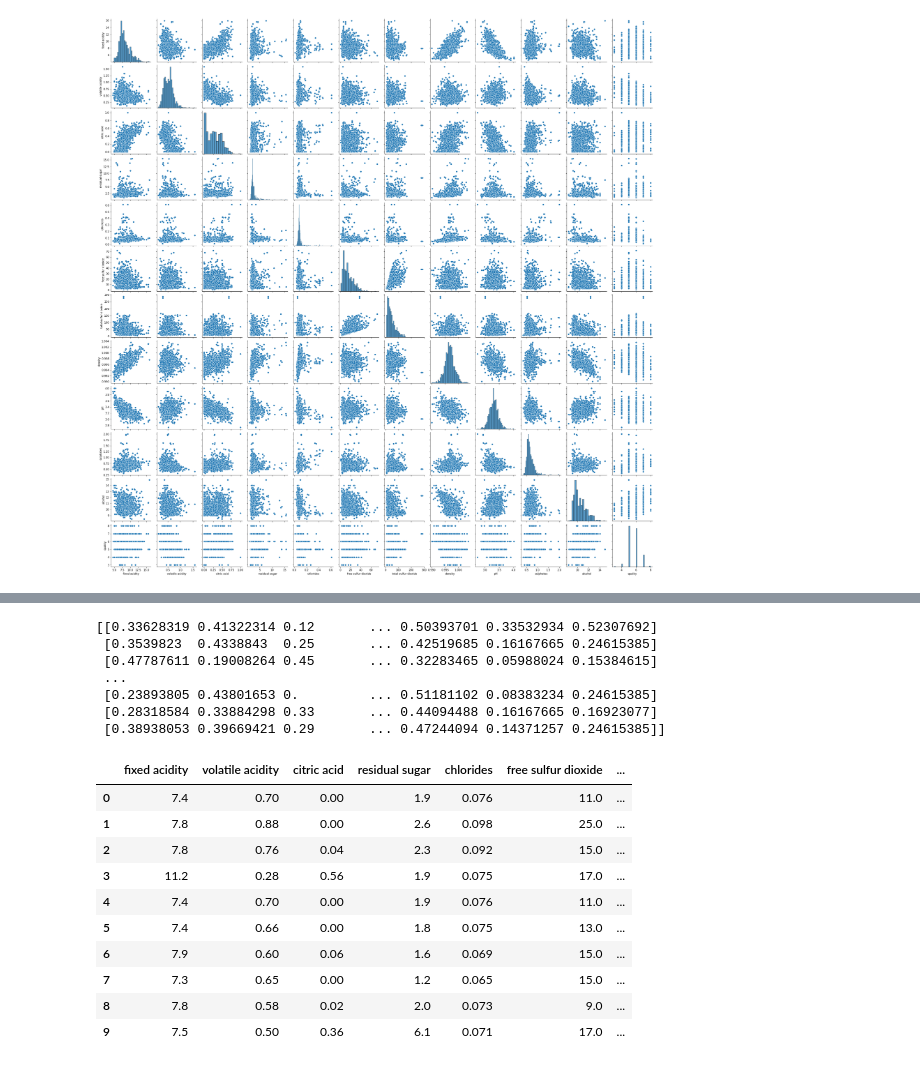
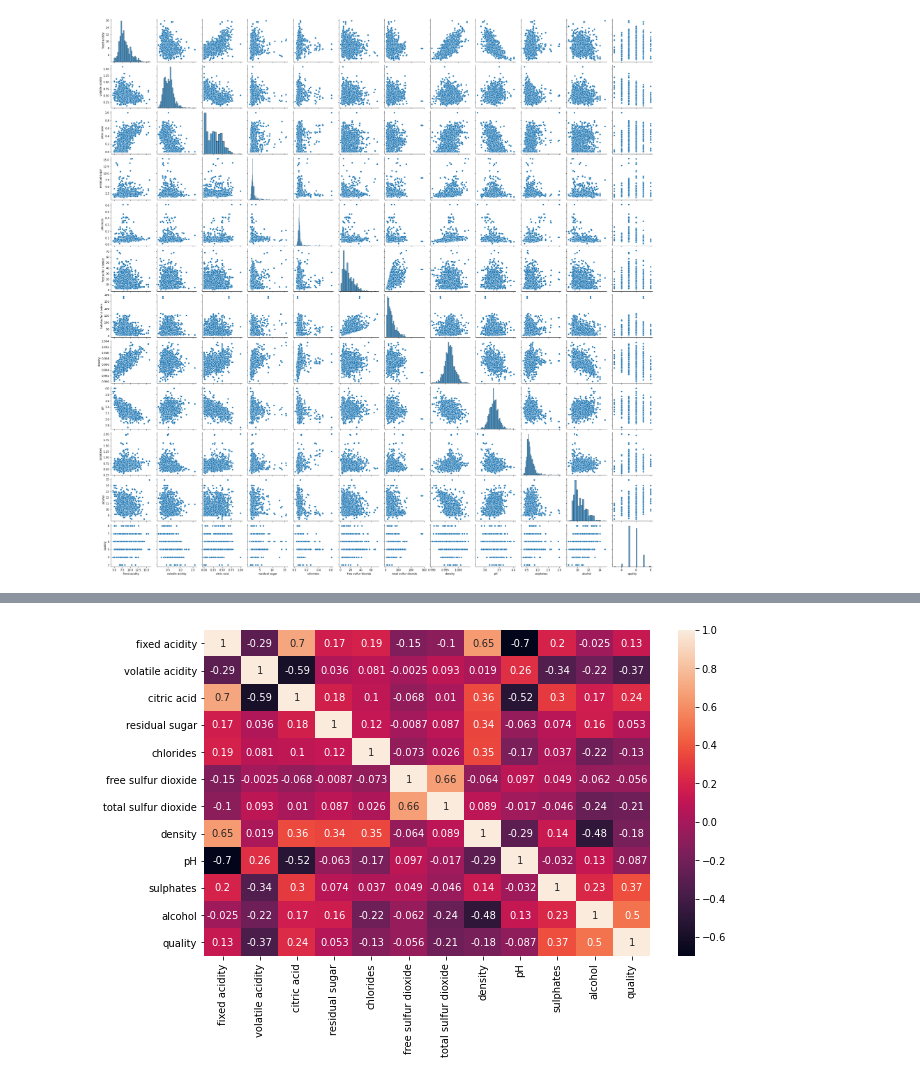
Before and after one commit to nidsbaghel/Red-wine-QP, a Jupyter notebook: Red Wine Quality Prediction.ipynb, the cells around one changed output, grey strips where cells are left out. Drawn from its saved outputs; the diff is of its cells as text; code cells hidden in the pictures.

```diff
--- a/Red Wine Quality Prediction.ipynb
+++ b/Red Wine Quality Prediction.ipynb
@@ -221,30 +157,7 @@ y = df_dummies['best quality']
-# %%
-# scaler scale var.
-norm = MinMaxScaler()
-norm_fit = norm.fit(xtrain)
-scal_xtrain = norm_fit.transform(xtrain)
-scal_xtest = norm_fit.transform(xtest)
-print(scal_xtrain)
-# %% [output]
-[[0.33628319 0.41322314 0.12       ... 0.50393701 0.33532934 0.52307692]
- [0.3539823  0.4338843  0.25       ... 0.42519685 0.16167665 0.24615385]
- [0.47787611 0.19008264 0.45       ... 0.32283465 0.05988024 0.15384615]
- ...
- [0.23893805 0.43801653 0.         ... 0.51181102 0.08383234 0.24615385]
- [0.28318584 0.33884298 0.33       ... 0.44094488 0.16167665 0.16923077]
- [0.38938053 0.39669421 0.29       ... 0.47244094 0.14371257 0.24615385]]
-# %%
-
-pd.DataFrame(df).head(10)
-# %% [output]
-|  | fixed acidity | volatile acidity | citric acid | residual sugar | chlorides | free sulfur dioxide | ... |
-| 0 | 7.4 | 0.70 | 0.00 | 1.9 | 0.076 | 11.0 | ... |
-| 1 | 7.8 | 0.88 | 0.00 | 2.6 | 0.098 | 25.0 | ... |
-| 2 | 7.8 | 0.76 | 0.04 | 2.3 | 0.092 | 15.0 | ... |
-| 3 | 11.2 | 0.28 | 0.56 | 1.9 | 0.075 | 17.0 | ... |
-| 4 | 7.4 | 0.70 | 0.00 | 1.9 | 0.076 | 11.0 | ... |
-| 5 | 7.4 | 0.66 | 0.00 | 1.8 | 0.075 | 13.0 | ... |
-| 6 | 7.9 | 0.60 | 0.06 | 1.6 | 0.069 | 15.0 | ... |
-| 7 | 7.3 | 0.65 | 0.00 | 1.2 | 0.065 | 15.0 | ... |
-| 8 | 7.8 | 0.58 | 0.02 | 2.0 | 0.073 | 9.0 | ... |
-| 9 | 7.5 | 0.50 | 0.36 | 6.1 | 0.071 | 17.0 | ... |
+# %%
+# correlation by visualization
+plt.figure(figsize=(10,6))
+sns.heatmap(df.corr(),annot=True)
+plt.show()
+# %% [output]
+[figure, added]
```
Also changed, not shown: parts of 56 cells of this notebook.
